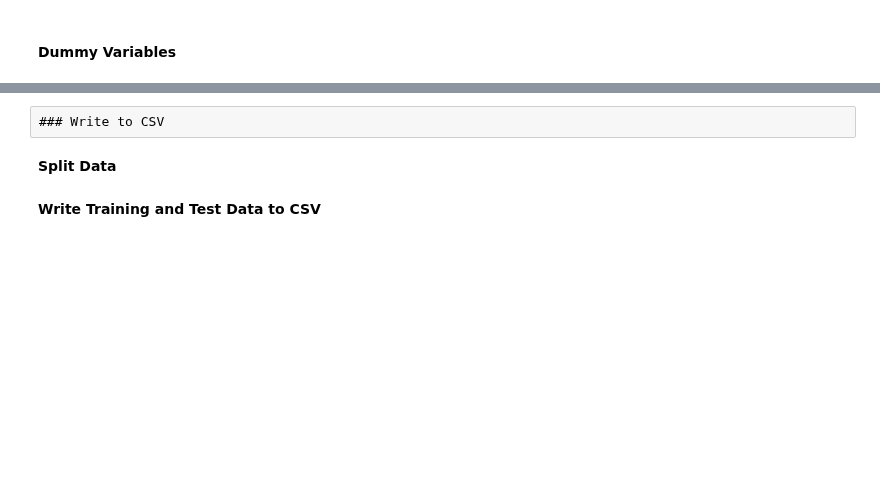
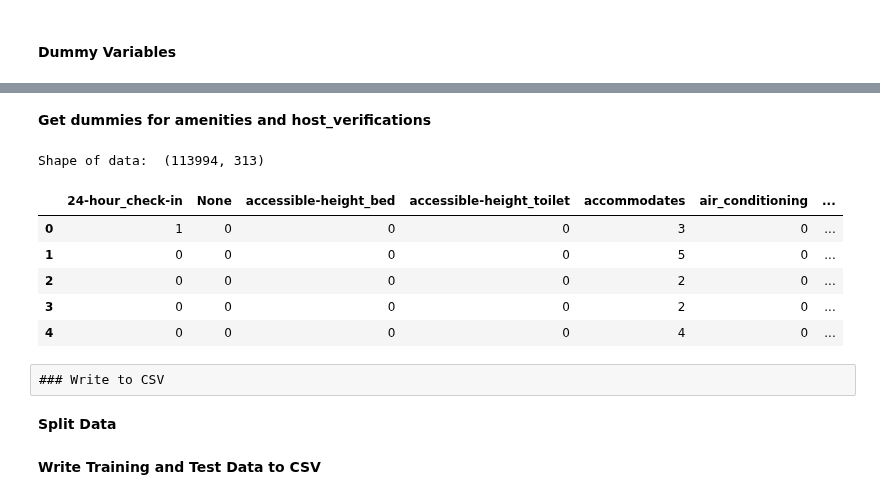
Before and after one commit to KishenSharma6/SF-Airbnb-Analysis, a Jupyter notebook: Project_Codes/03_Processing/2020_0530_Listings_ML_Preprocessing.ipynb, the cells around one changed output, grey strips where cells are left out. Cells and saved outputs as stored; diff of their text form; code cells hidden in the pictures; blank space fills up the shorter version.

```diff
--- a/Project_Codes/03_Processing/2020_0530_Listings_ML_Preprocessing.ipynb
+++ b/Project_Codes/03_Processing/2020_0530_Listings_ML_Preprocessing.ipynb
@@ -83,7 +84,7 @@ Image(filename= visualizations +  'weekday_price_box.png', width=700, height=400
 #Cols containing text data not needed for machine learning
 cols =['notes','access', 'interaction', 'transit', 'house_rules', 'neighborhood_overview',
        'description','host_id','id','name','summary','host_about',
-       'space', 'host_location', 'host_name', 'host_neighbourhood']
+       'space', 'host_location', 'host_name']
 
 #Drop cols
 df.drop(cols, axis = 1, inplace = True)
@@ -94,13 +95,16 @@ df.drop(cols, axis = 1, inplace = True)
 # %%
 #Extract time data from first_review
 df['first_review_year'] = df['first_review'].dt.year
-df['first_review_month'] = df['first_review'].dt.month
+df['first_review_month'] = df['first_review'].dt.month_name()
 df['first_review_weekday'] = df['first_review'].dt.day_name()
 
 #Extract time data from last_review
 df['last_review_year'] = df['last_review'].dt.year
-df['last_review_month'] = df['last_review'].dt.month
+df['last_review_month'] = df['last_review'].dt.month_name()
 df['last_review_weekday'] = df['last_review'].dt.day_name()
+
+#Drop original date columns
+df.drop(['first_review','last_review'],axis = 1,inplace = True)
 
 #Check
 display(df.iloc[:,-6:].head(3))
@@ -121,2 +118,6 @@ df.head(3)
+# %%
+#Get a count of in lower_case amenities
+df['amenities'] = df['amenities'].str.lower()
+df['amenities_count'] = df['amenities'].str.count(',') + 1 #count commas and add 1 for last word
 # %% [markdown]
 #### Dummy Variables
@@ -123,3 +151,41 @@ df.head(3)
+# %% [markdown]
+**Get dummies for amenities and host_verifications**
+# %%
+#Get dummies from amenities and host_verifications and store in sep df's
+amenities_dummies = df['amenities'].str.get_dummies(sep = ',')
+host_verifications_dummies = df['host_verifications'].str.get_dummies(sep=',')
+
+#Concatenate dummies
+dummies= pd.concat([amenities_dummies, host_verifications_dummies], axis=1)
+# %%
+#Clean-up dummiies
+dummies.columns = dummies.columns.str.strip() #strip white space from header edges
+dummies.columns = dummies.columns.str.replace(' ', '_') #Replace white space withing header name
+dummies = dummies.loc[:,~dummies.columns.duplicated()] #Drop duplicate columns
+
+#Remove column headers shorter than 3 characters in length
+for col in dummies.columns:
+    if len(col) < 3:
+        dummies.drop(columns= col, inplace=True)
+
+#Combine dummies and df
+df = pd.concat([df, dummies], axis=1)
+
+#Drop amenities column and host_verifications. Sort cols alphabetically
+df.drop(columns = ['amenities','host_verifications'], inplace = True)
+df = df.reindex(sorted(df.columns), axis = 1)
+
+#Check
+print('Shape of data: ', df.shape)
+display(df.head())
+# %% [output]
+Shape of data:  (113994, 313)
+|  | 24-hour_check-in | None | accessible-height_bed | accessible-height_toilet | accommodates | air_conditioning | ... |
+| 0 | 1 | 0 | 0 | 0 | 3 | 0 | ... |
+| 1 | 0 | 0 | 0 | 0 | 5 | 0 | ... |
+| 2 | 0 | 0 | 0 | 0 | 2 | 0 | ... |
+| 3 | 0 | 0 | 0 | 0 | 2 | 0 | ... |
+| 4 | 0 | 0 | 0 | 0 | 4 | 0 | ... |
 # %% [raw]
 ### Write to CSV
 # %% [markdown]
```
Also changed, not shown: parts of 9 cells of this notebook.
